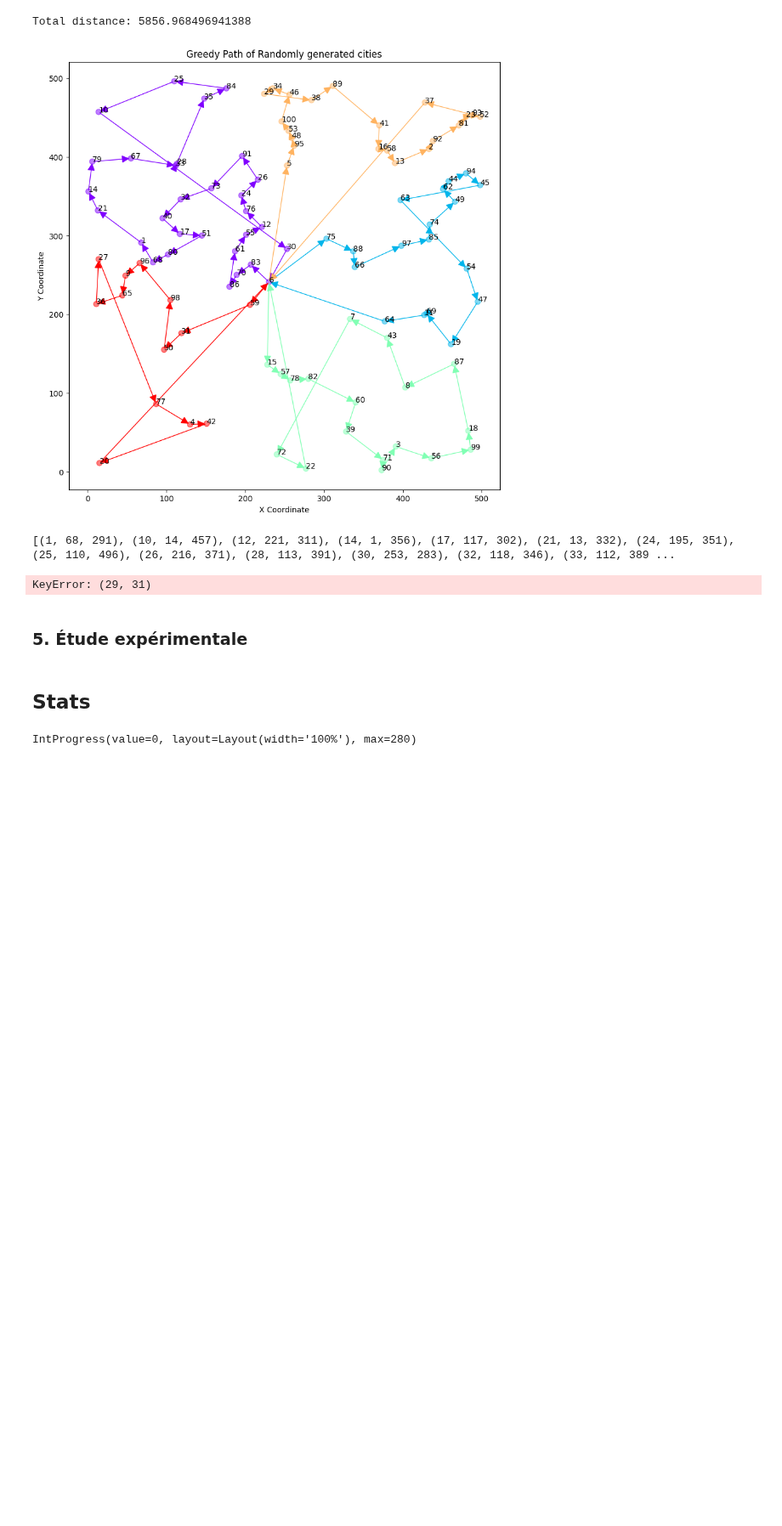
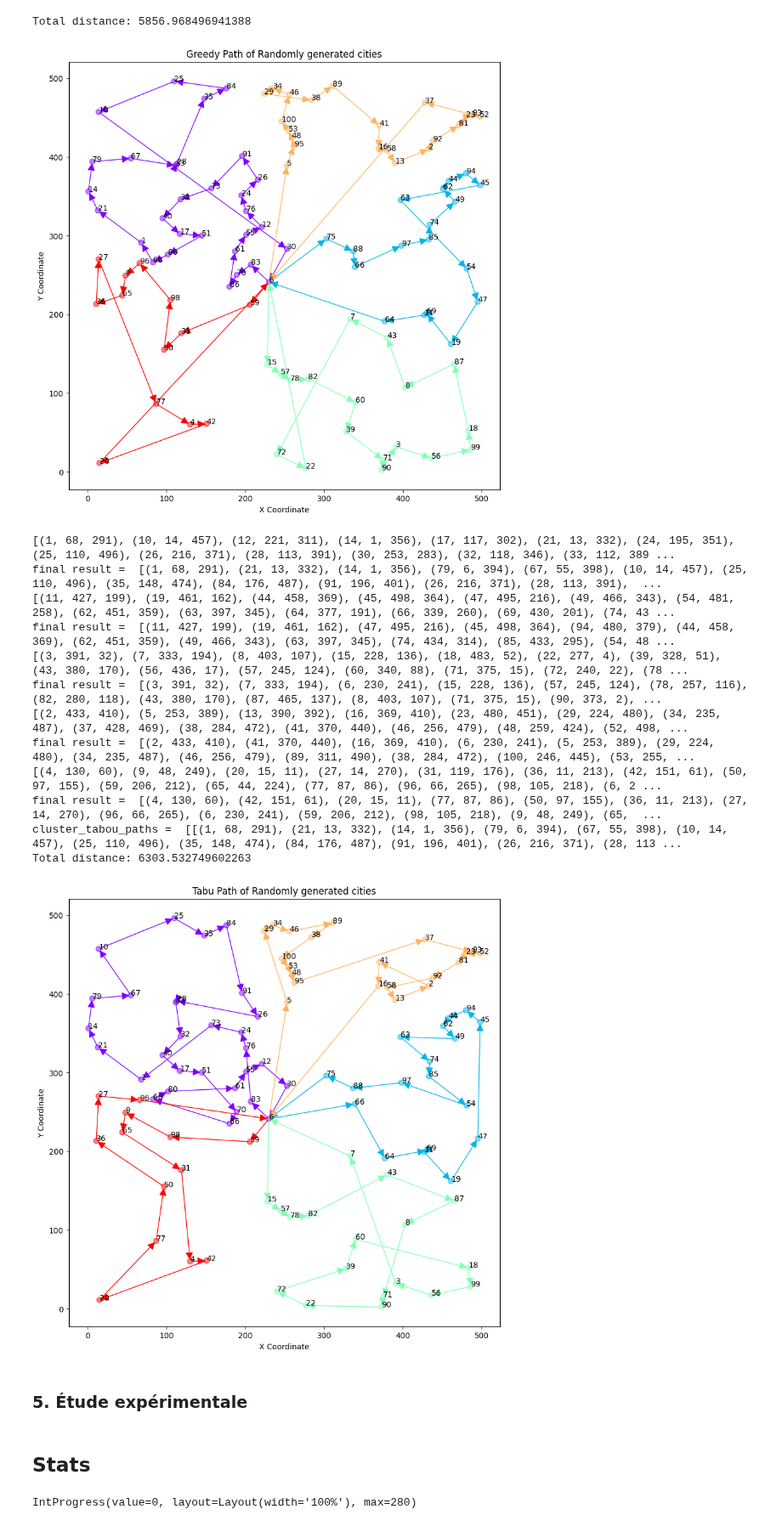
Before and after one commit to arrighi-fabien/Projet-Recherche-Op-rationnelle, a Jupyter notebook: livrable-2.ipynb, the cells around one changed output. Shown at 85% size. Saved outputs shown, nothing was run; the diff lists cells and outputs as text; code cells hidden in the pictures; blank space fills up the shorter version.

```diff
--- a/livrable-2.ipynb
+++ b/livrable-2.ipynb
@@ -497,31 +497,40 @@ class Tabu():
         """
         self.cities = cities
 
-    def tabuList(self, cities, k):
+    def tabuList(self, cities, k=500, max_iteration=200, max_tabou=2):
+        """
+        Return the best cycle found wit the vertex
+
+        :param cities: List of vertex, representing the cities
+        :param k: The number of k neighbors we visit
+        :param max_iteration: the maximum iterations we do before exiting the loop
+        :param max_tabou: The maximum number of element we keep at the tabu list at the same time
+        :return: List of Tuple containing the best path and the distance traveled.
+        """
         vertexs = []
         all_heighed_vertex = {}
         for i in range (len(cities)):
             for j in range (len(cities)):
                 if i == j:
                     continue
-                all_heighed_vertex[(i, j)] = self.cities.calculateDistance(i+1, j+1)
+                all_heighed_vertex[(cities[i][0]-1, cities[j][0]-1)] = self.cities.calculateDistance(cities[i][0], cities[j][0])
             vertexs.append(cities[i][0]-1)
 
         vertexs.append(vertexs[0])
 
         tabous_list = set()
-        max_tabou = 2
         current_list = copy.deepcopy(vertexs)
-        iterration = 0
-        max_iterration = 200
+        iteration = 0
 
         global_min = self.calculCout(vertexs, all_heighed_vertex)
-        while iterration < max_iterration:
+        while iteration < max_iteration:
+            # neighbors are calculated by swapping 2 vertex to get of new cycle. we get k neighbors.
             all_neighbors = self.getNeighbors(current_list, k)
             local_min = float('inf')
             local_neighbor = []
+            # we visit every neighbors in the current cycle
             for neighbor in all_neighbors:
-                cout = self.calcul_cout(neighbor, all_heighed_vertex)
+                cout = self.calculCout(neighbor, all_heighed_vertex)
                 # pour la premiere ittération
                 if cout <= local_min:
                     if tuple(neighbor) in tabous_list and local_min >= global_min:
@@ -529,7 +538,7 @@ class Tabu():
                     local_min = cout
                     local_neighbor = neighbor
 
-            # si le le local min est supérieur au gloabal min, on ne peux plus améliorer le chemin, fin du programmme
+            # if local minimum is greater than the global minimum, we found the best cycle
             if local_min < global_min:
                 if len(tabous_list) >= max_tabou:
                     tabous_list.pop()
@@ -539,23 +548,41 @@ class Tabu():
             else:
                 break
 
-            iterration += 1
+            iteration += 1
 
+        # we transform data to correct output
         final_result = []
-        for i in current_list:
-            final_result.append(cities[i])
+        for vertex in current_list:
+            for citie in cities:
+                if citie[0] == (vertex+1):
+                    final_result.append(citie)
+        print("final result = ", final_result)
         return final_result, global_min
 
     def calculCout(self, vertexs, weighed_edges):
+        """
+        Return the distance of the current path
+
+        :param vertexs: List of vertex, representing the path
+        :param weighed_edges: List of all weighed edges, to get distance between 2 vertexs
+        :return: a float, the distance found
+        """
         cout = 0
         for i in range (len(vertexs)-1):
             cout += weighed_edges[(vertexs[i], vertexs[i+1])]
         return cout
 
-    def getNeighbors(self, lst, k):
+    def getNeighbors(self, path, k):
+        """
+        Return k neighbors from current path
+
+        :param path: current path
+        :param k: how many neighbors we want to calculate.
+        :return: a List, reprensating the neighbors.
+        """
         # Fixer le premier et le dernier élément
-        first, last = lst[0], lst[-1]
-        middle = lst[1:-1]
+        first, last = path[0], path[-1]
+        middle = path[1:-1]
 
         permutations = []
 
@@ -571,38 +598,48 @@ class Tabu():
 
             # Reconstituer la liste complète
             new_permutation = [first] + permuted_middle + [last]
             permutations.append(new_permutation)
-
         return permutations
 
-    def processClusters(self, cities_clusters: list[list[tuple[int, int, int]]], center_city: tuple[int, int, int]) -> tuple[list[tuple[int, int, int]], float]:
+    def processClusters(self, cities_clusters: list[list[tuple[int, int, int]]], center_city: tuple[int, int, int], *args]):
         """
         Process the clusters.
 
         :param cities_clusters: List of all the clusters
         :return: List of vertices representing a cycle, total distance
         """
         cluster_linear_path = []
         total_distance = 0
         for cluster_idx, cluster in enumerate(cities_clusters):
             if center_city in cluster:
                 cluster.remove(center_city)
             cluster.append(center_city)
-            chemin, value = self.tabuList(cluster, 500)
+            chemin, value = self.tabuList(cluster, 500, )
             total_distance += value
             cluster_linear_path.append(chemin)
         return cluster_linear_path, total_distance
 
 tabu = Tabu(data)
 cluster_tabou_paths, total_distance = tabu.processClusters(cities_clusters, center_city)
 
 print(f"Total distance: {total_distance}")
 
 graph = Graph(data=data.cities, title="Tabu Path of Randomly generated cities")
-graph.scatterPlot(c=clusters, cmap='rainbow', s=50, alpha=0.5, arrow=[cluster_tabou_paths])
+graph.scatterPlot(c=clusters, cmap='rainbow', s=50, alpha=0.5, arrow=cluster_tabou_paths)
 # %% [output]
 [(1, 68, 291), (10, 14, 457), (12, 221, 311), (14, 1, 356), (17, 117, 302), (21, 13, 332), (24, 195, 351), (25, 110, 496), (26, 216, 371), (28, 113, 391), (30, 253, 283), (32, 118, 346), (33, 112, 389 ...
+final result =  [(1, 68, 291), (21, 13, 332), (14, 1, 356), (79, 6, 394), (67, 55, 398), (10, 14, 457), (25, 110, 496), (35, 148, 474), (84, 176, 487), (91, 196, 401), (26, 216, 371), (28, 113, 391),  ...
+[(11, 427, 199), (19, 461, 162), (44, 458, 369), (45, 498, 364), (47, 495, 216), (49, 466, 343), (54, 481, 258), (62, 451, 359), (63, 397, 345), (64, 377, 191), (66, 339, 260), (69, 430, 201), (74, 43 ...
+final result =  [(11, 427, 199), (19, 461, 162), (47, 495, 216), (45, 498, 364), (94, 480, 379), (44, 458, 369), (62, 451, 359), (49, 466, 343), (63, 397, 345), (74, 434, 314), (85, 433, 295), (54, 48 ...
+[(3, 391, 32), (7, 333, 194), (8, 403, 107), (15, 228, 136), (18, 483, 52), (22, 277, 4), (39, 328, 51), (43, 380, 170), (56, 436, 17), (57, 245, 124), (60, 340, 88), (71, 375, 15), (72, 240, 22), (78 ...
+final result =  [(3, 391, 32), (7, 333, 194), (6, 230, 241), (15, 228, 136), (57, 245, 124), (78, 257, 116), (82, 280, 118), (43, 380, 170), (87, 465, 137), (8, 403, 107), (71, 375, 15), (90, 373, 2), ...
+[(2, 433, 410), (5, 253, 389), (13, 390, 392), (16, 369, 410), (23, 480, 451), (29, 224, 480), (34, 235, 487), (37, 428, 469), (38, 284, 472), (41, 370, 440), (46, 256, 479), (48, 259, 424), (52, 498, ...
+final result =  [(2, 433, 410), (41, 370, 440), (16, 369, 410), (6, 230, 241), (5, 253, 389), (29, 224, 480), (34, 235, 487), (46, 256, 479), (89, 311, 490), (38, 284, 472), (100, 246, 445), (53, 255, ...
+[(4, 130, 60), (9, 48, 249), (20, 15, 11), (27, 14, 270), (31, 119, 176), (36, 11, 213), (42, 151, 61), (50, 97, 155), (59, 206, 212), (65, 44, 224), (77, 87, 86), (96, 66, 265), (98, 105, 218), (6, 2 ...
+final result =  [(4, 130, 60), (42, 151, 61), (20, 15, 11), (77, 87, 86), (50, 97, 155), (36, 11, 213), (27, 14, 270), (96, 66, 265), (6, 230, 241), (59, 206, 212), (98, 105, 218), (9, 48, 249), (65,  ...
+cluster_tabou_paths =  [[(1, 68, 291), (21, 13, 332), (14, 1, 356), (79, 6, 394), (67, 55, 398), (10, 14, 457), (25, 110, 496), (35, 148, 474), (84, 176, 487), (91, 196, 401), (26, 216, 371), (28, 113 ...
+Total distance: 6303.532749602263
-KeyError: (29, 31)
+[figure, added]
 # %% [markdown]
 ### 5. Étude expérimentale
 # %% [markdown]
```
Also changed, not shown: parts of 2 cells of this notebook.
